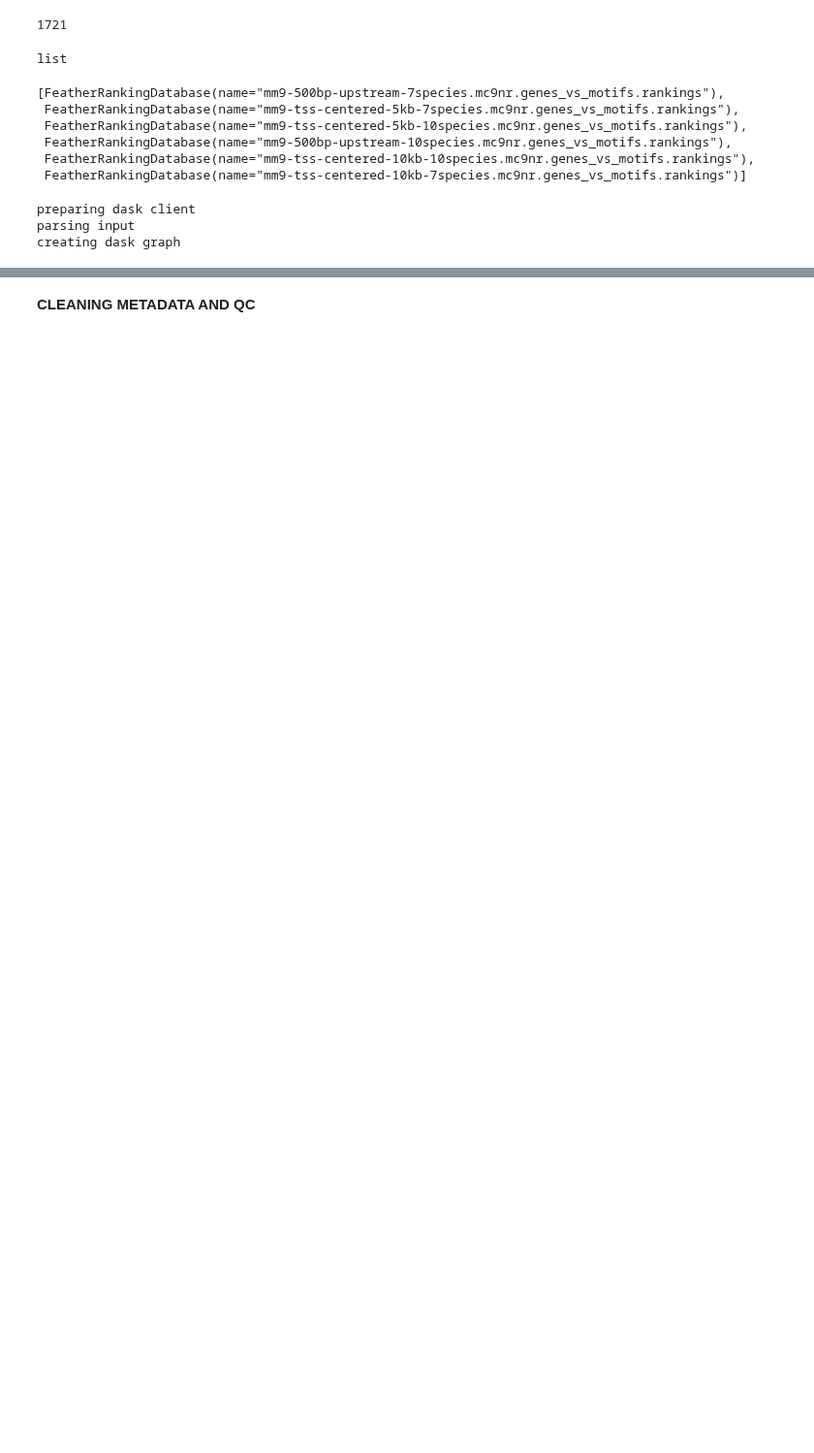
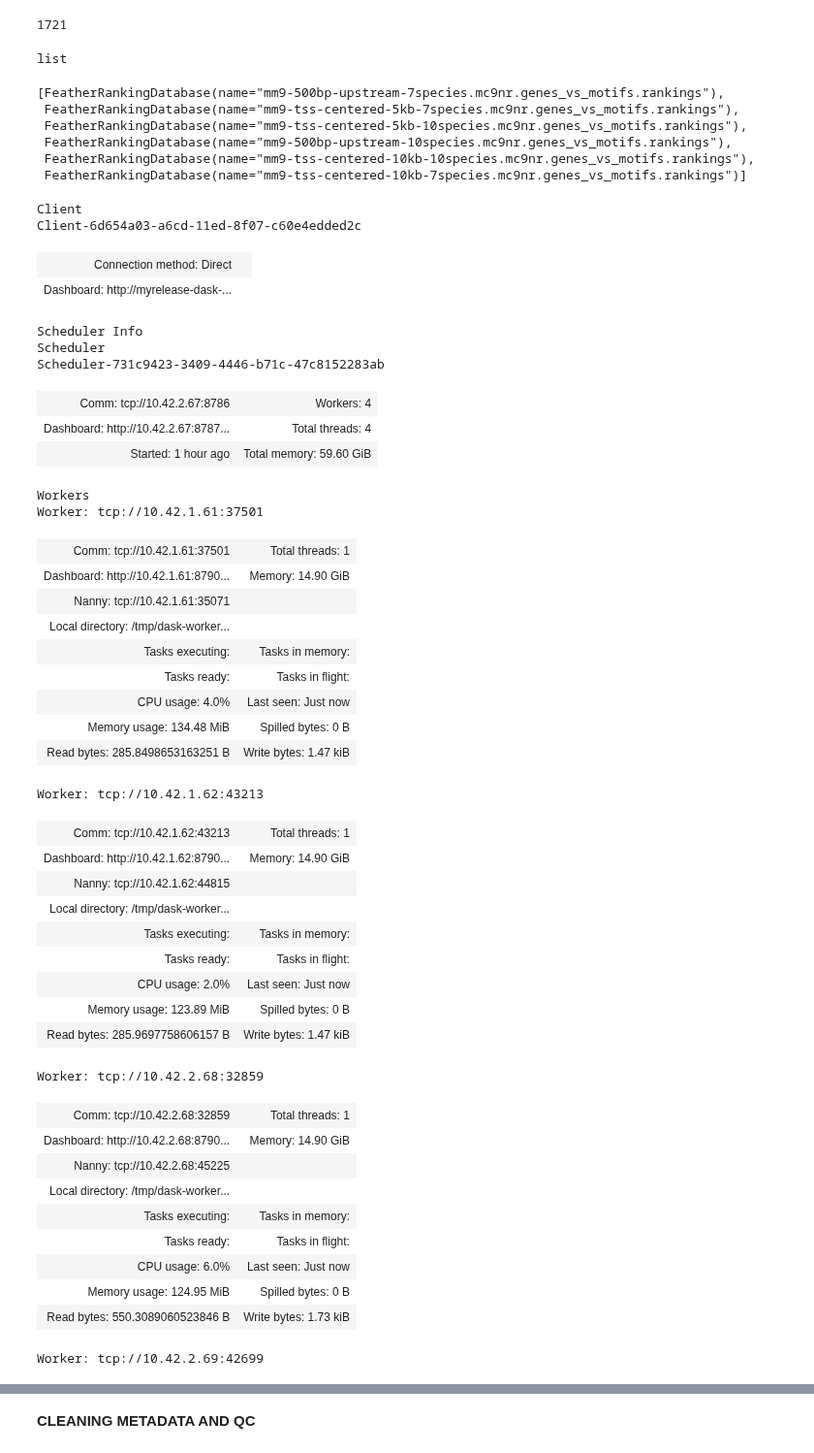
Before and after one commit to carlos-a-enriquez/dask_k8s, a Jupyter notebook: project/SCENIC Protocol - Case study - Mouse brain data set.ipynb, the cells around one changed output, grey strips where cells are left out. Shown at 97% size. Drawn from its saved outputs; the diff is of its cells as text; code cells hidden in the pictures; blank space fills up the shorter version.

```diff
--- a/project/SCENIC Protocol - Case study - Mouse brain data set.ipynb
+++ b/project/SCENIC Protocol - Case study - Mouse brain data set.ipynb
@@ -150,9 +157,48 @@ dbs
  FeatherRankingDatabase(name="mm9-500bp-upstream-10species.mc9nr.genes_vs_motifs.rankings"),
  FeatherRankingDatabase(name="mm9-tss-centered-10kb-10species.mc9nr.genes_vs_motifs.rankings"),
  FeatherRankingDatabase(name="mm9-tss-centered-10kb-7species.mc9nr.genes_vs_motifs.rankings")]
-# %%
-adjacencies = grnboost2(ex_matrix, verbose=True, client_or_address=c)
-# %% [output]
-preparing dask client
-parsing input
-creating dask graph
+# %%
+c
+# %% [output]
+Client
+Client-6d654a03-a6cd-11ed-8f07-c60e4edded2c
+| Connection method: Direct |  |
+| Dashboard: http://myrelease-dask-... |  |
+Scheduler Info
+Scheduler
+Scheduler-731c9423-3409-4446-b71c-47c8152283ab
+| Comm: tcp://10.42.2.67:8786 | Workers: 4 |
+| Dashboard: http://10.42.2.67:8787... | Total threads: 4 |
+| Started: 1 hour ago | Total memory: 59.60 GiB |
+Workers
+Worker: tcp://10.42.1.61:37501
+| Comm: tcp://10.42.1.61:37501 | Total threads: 1 |
+| Dashboard: http://10.42.1.61:8790... | Memory: 14.90 GiB |
+| Nanny: tcp://10.42.1.61:35071 |  |
+| Local directory: /tmp/dask-worker... |  |
+| Tasks executing: | Tasks in memory: |
+| Tasks ready: | Tasks in flight: |
+| CPU usage: 4.0% | Last seen: Just now |
+| Memory usage: 134.48 MiB | Spilled bytes: 0 B |
+| Read bytes: 285.8498653163251 B | Write bytes: 1.47 kiB |
+Worker: tcp://10.42.1.62:43213
+| Comm: tcp://10.42.1.62:43213 | Total threads: 1 |
+| Dashboard: http://10.42.1.62:8790... | Memory: 14.90 GiB |
+| Nanny: tcp://10.42.1.62:44815 |  |
+| Local directory: /tmp/dask-worker... |  |
+| Tasks executing: | Tasks in memory: |
+| Tasks ready: | Tasks in flight: |
+| CPU usage: 2.0% | Last seen: Just now |
+| Memory usage: 123.89 MiB | Spilled bytes: 0 B |
+| Read bytes: 285.9697758606157 B | Write bytes: 1.47 kiB |
+Worker: tcp://10.42.2.68:32859
+| Comm: tcp://10.42.2.68:32859 | Total threads: 1 |
+| Dashboard: http://10.42.2.68:8790... | Memory: 14.90 GiB |
+| Nanny: tcp://10.42.2.68:45225 |  |
+| Local directory: /tmp/dask-worker... |  |
+| Tasks executing: | Tasks in memory: |
+| Tasks ready: | Tasks in flight: |
+| CPU usage: 6.0% | Last seen: Just now |
+| Memory usage: 124.95 MiB | Spilled bytes: 0 B |
+| Read bytes: 550.3089060523846 B | Write bytes: 1.73 kiB |
+Worker: tcp://10.42.2.69:42699
```
Also changed, not shown: parts of 18 cells of this notebook, 2 other files.
